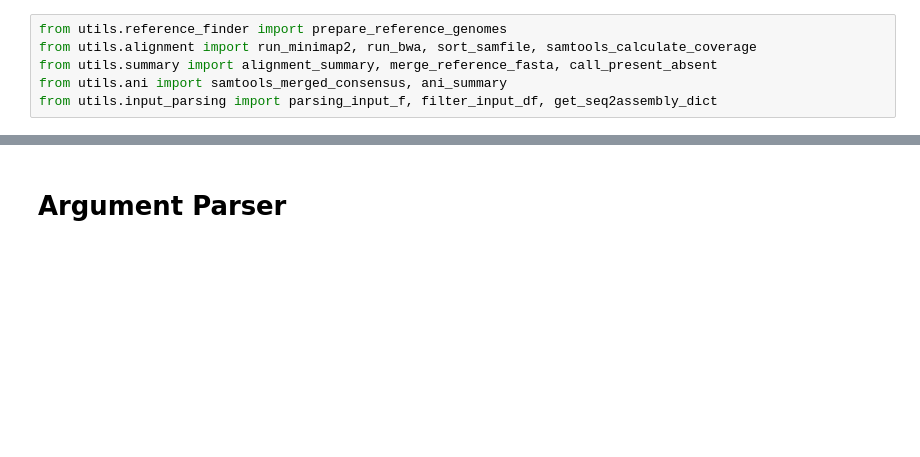
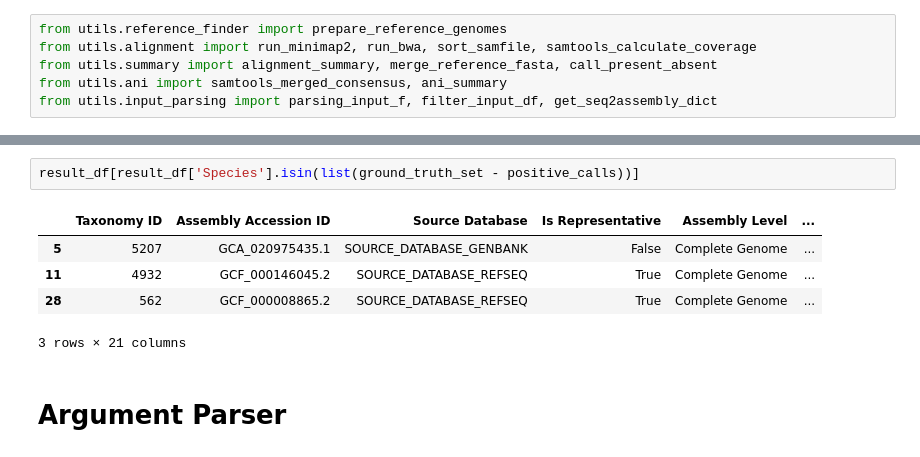
Before and after one commit to treangenlab/magnet, a Jupyter notebook: dev.ipynb, the cells around one changed output, grey strips where cells are left out. Saved outputs shown, nothing was run; the diff lists cells and outputs as text; blank space fills up the shorter version.

```diff
--- a/dev.ipynb
+++ b/dev.ipynb
@@ -25,3 +81,11 @@ from utils.input_parsing import parsing_input_f, filter_input_df, get_seq2assemb
+# %%
+result_df[result_df['Species'].isin(list(ground_truth_set - positive_calls))]
+# %% [output]
+|  | Taxonomy ID | Assembly Accession ID | Source Database | Is Representative | Assembly Level | ... |
+| 5 | 5207 | GCA_020975435.1 | SOURCE_DATABASE_GENBANK | False | Complete Genome | ... |
+| 11 | 4932 | GCF_000146045.2 | SOURCE_DATABASE_REFSEQ | True | Complete Genome | ... |
+| 28 | 562 | GCF_000008865.2 | SOURCE_DATABASE_REFSEQ | True | Complete Genome | ... |
+3 rows × 21 columns
 # %% [markdown]
 # Argument Parser
 # %%
```
Also changed, not shown: parts of 10 cells of this notebook, 2 other files.
